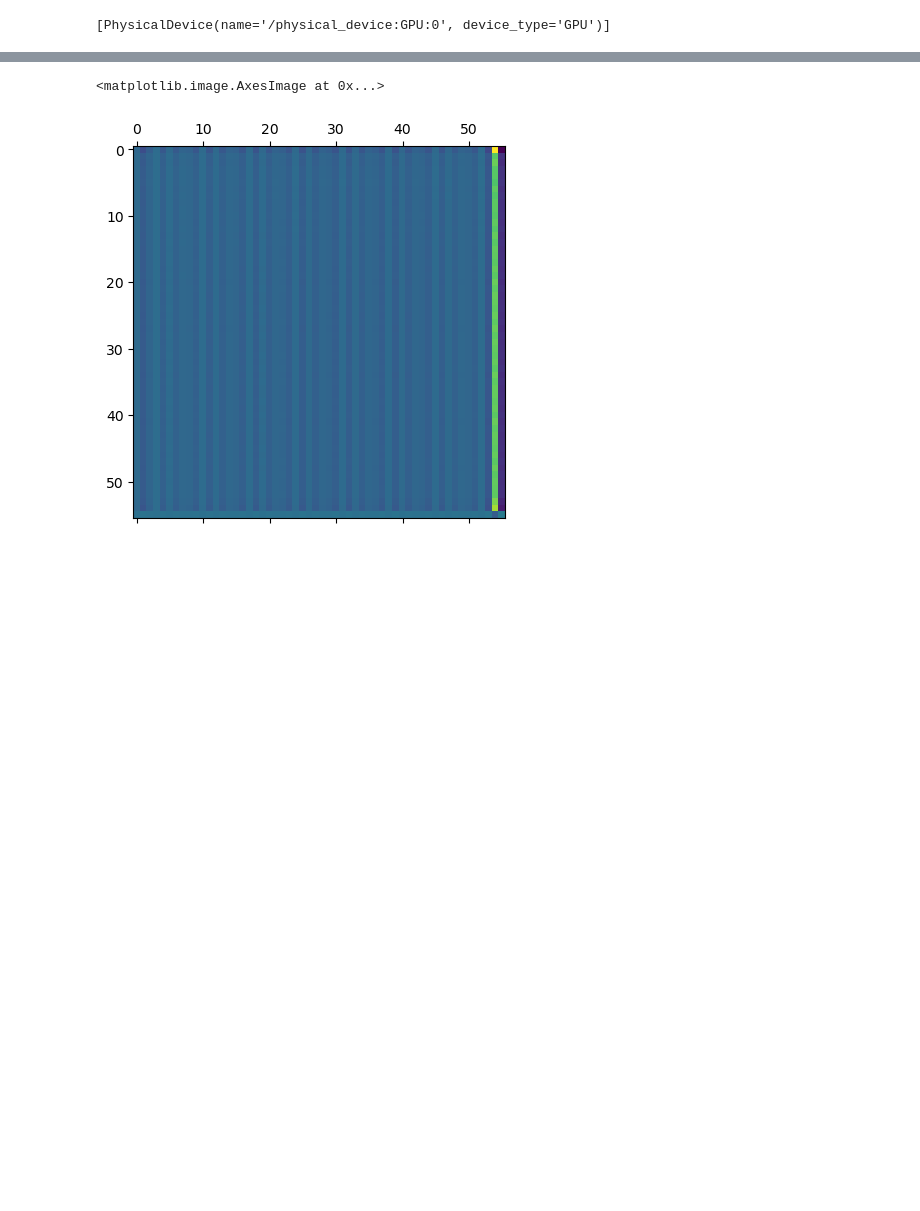
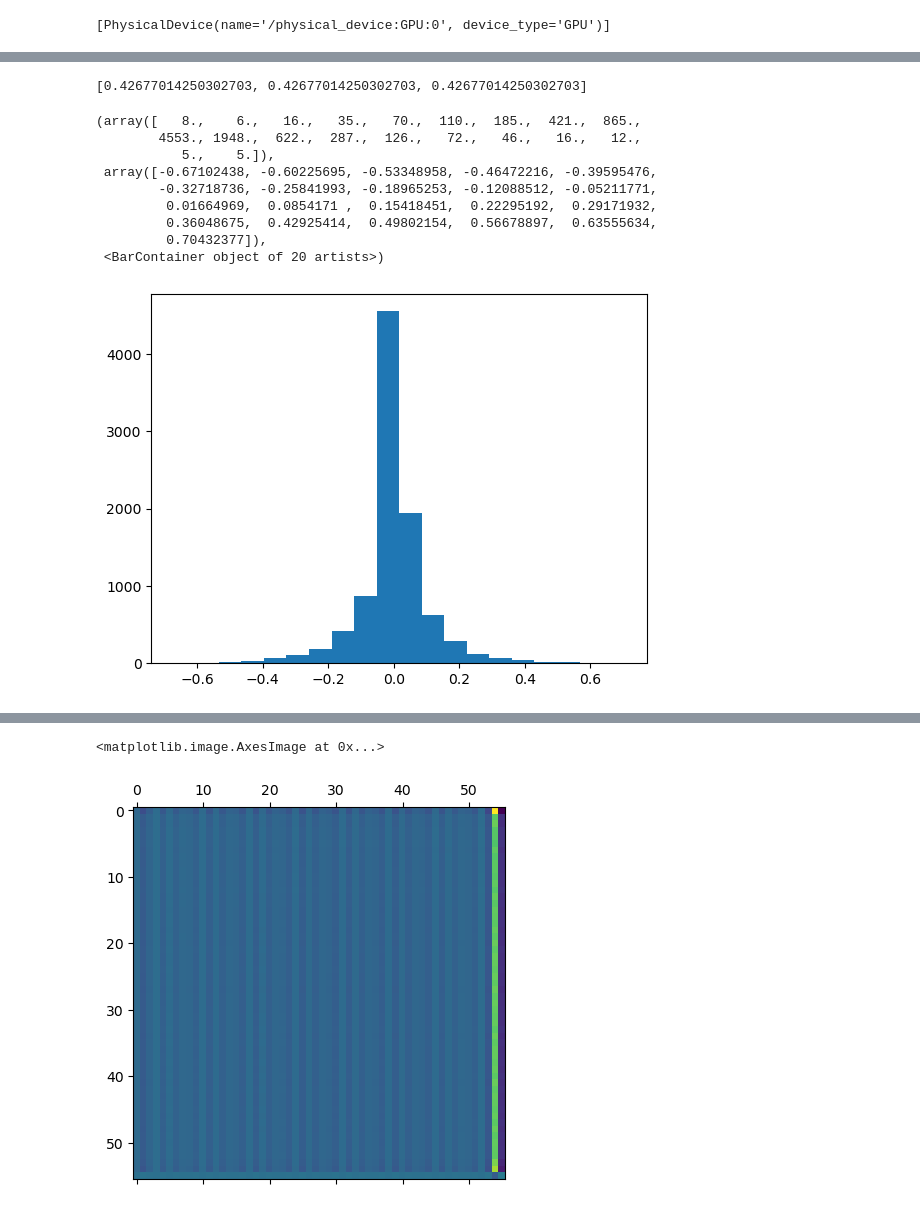
Before and after one commit to michaelpoluektov/tf-hybrid-pruning, a Jupyter notebook: cifar/Test.ipynb, the cells around one changed output, grey strips where cells are left out. Saved outputs shown, nothing was run; the diff lists cells and outputs as text; code cells hidden in the pictures; blank space fills up the shorter version.

```diff
--- a/cifar/Test.ipynb
+++ b/cifar/Test.ipynb
@@ -31,0 +115,6 @@ base_model.count_params()
+# %%
+o = [256, 256]
+n = get_layer_model(base_model.layers[biasl[-1]], o)
+l = get_tucker_layer(base_model.layers[biasl[-1]], o)
+# %% [output]
+[0.42677014250302703, 0.42677014250302703, 0.42677014250302703]
@@ -31,0 +127,13 @@ base_model.count_params()
+# %%
+plt.hist((base_model.layers[biasl[0]].kernel).numpy().flatten(), bins=20)
+# %% [output]
+(array([   8.,    6.,   16.,   35.,   70.,  110.,  185.,  421.,  865.,
+        4553., 1948.,  622.,  287.,  126.,   72.,   46.,   16.,   12.,
+           5.,    5.]),
+ array([-0.67102438, -0.60225695, -0.53348958, -0.46472216, -0.39595476,
+        -0.32718736, -0.25841993, -0.18965253, -0.12088512, -0.05211771,
+         0.01664969,  0.0854171 ,  0.15418451,  0.22295192,  0.29171932,
+         0.36048675,  0.42925414,  0.49802154,  0.56678897,  0.63555634,
+         0.70432377]),
+ <BarContainer object of 20 artists>)
+[figure, added]
```
Also changed, not shown: parts of 44 cells of this notebook, 3 other files.
